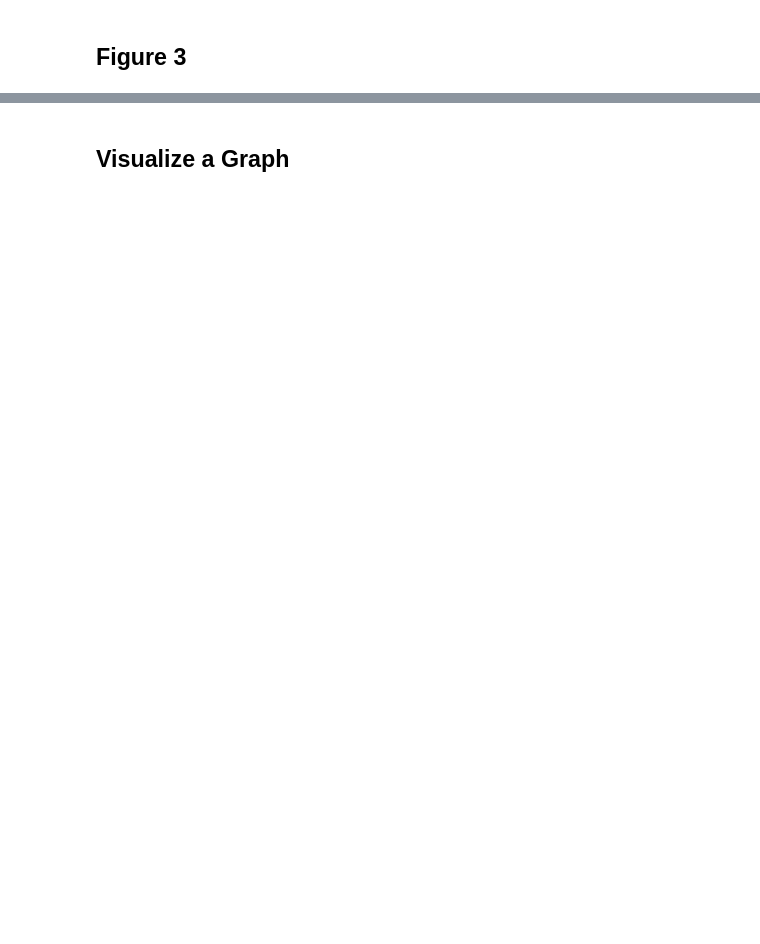
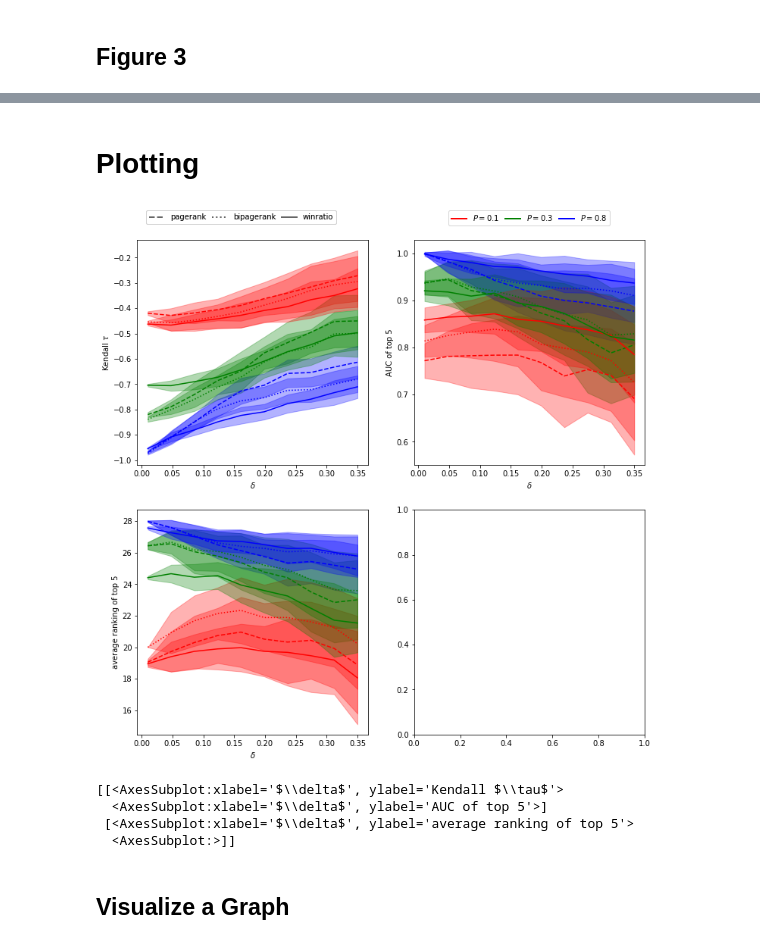
Before and after one commit to nicolas-kuechler/eth-sports-networks-2021, a Jupyter notebook: project.ipynb, the cells around one changed output, grey strips where cells are left out. Drawn from its saved outputs; the diff is of its cells as text; code cells hidden in the pictures; blank space fills up the shorter version.

```diff
--- a/project.ipynb
+++ b/project.ipynb
@@ -445,0 +452,2 @@ Config results in 3000 experiments
+# %% [markdown]
+# Plotting
@@ -446,3 +457,66 @@ Config results in 3000 experiments
+# %%
+COLOR_GRAY = '#666666'
+
+plot_config = {
+    'colors': {
+        0.1: 'red',
+        0.3: 'green',
+        0.8: 'blue'
+    },
+    'linestyles': {
+        "pagerank": "dashed",
+        "bipagerank": "dotted",
+        "winratio": "solid"
+    },
+    'ylabels': {
+        "top5_avg_rank": "average ranking of top 5",
+        "kendall": "Kendall $\\tau$",
+        "auc": "AUC of top 5"
+    }
+}
+# figure 3
+fig, axes = plt.subplots(2, 2, figsize=[12, 12])
+fig.subplots_adjust(wspace=0.2, hspace=0.2)
+
+for index, metric in enumerate(config['metrics']):
+    for algo in config['ranking_algos']:
+        for fraction in config['fraction_games_per_season']:
+            rows = df[df[f"fraction_games_per_season"] == fraction]
+            groups = rows.groupby("model_logistic_delta")
+            labels = groups.groups.keys()
+
+            suffix = f"{algo}_{metric}"
+            values = groups.mean()[suffix]
+            stderr = groups.std()[suffix]
+            axes[int(index / 2), index % 2].plot(labels, values,
+                            color=plot_config['colors'][fraction],
+                            linestyle=plot_config['linestyles'][algo]
+                            )
+            axes[int(index / 2), index % 2].fill_between(labels, values - stderr, values + stderr,
+                                    color=plot_config['colors'][fraction],
+                                    alpha=0.3)
+
+            axes[int(index / 2), index % 2].set_ylabel(plot_config['ylabels'][metric])
+            axes[int(index / 2), index % 2].set_xlabel("$\delta$")
+
+legend_algo = [Line2D([0], [0], linestyle=style, lw=2, color=COLOR_GRAY) for style in plot_config['linestyles'].values()]
+legend_fraction = [Line2D([0], [0], linestyle='solid', lw=2, color=color) for color in plot_config['colors'].values()]
+
+leg1 = plt.legend(legend_fraction, [f"$P = {fraction}$" for fraction in plot_config['colors'].keys()],
+                  bbox_to_anchor=(0.5, 2.35), loc='upper center',
+                  ncol=len(plot_config['colors'].keys()), columnspacing=0.75)
+leg2 = plt.legend(legend_algo, plot_config['linestyles'].keys(),
+                  bbox_to_anchor=(-0.75, 2.35), loc='upper center',
+                  ncol=len(plot_config['linestyles'].keys()), columnspacing=0.75)
+fig.add_artist(leg1)
+fig.add_artist(leg2)
+plt.show()
+# %% [output]
+[figure, added]
+[[<AxesSubplot:xlabel='$\\delta$', ylabel='Kendall $\\tau$'>
+  <AxesSubplot:xlabel='$\\delta$', ylabel='AUC of top 5'>]
+ [<AxesSubplot:xlabel='$\\delta$', ylabel='average ranking of top 5'>
+  <AxesSubplot:>]]
 # %% [markdown]
 ## Visualize a Graph
 # %%
```
Also changed, not shown: parts of 4 cells of this notebook, 2 other files.
